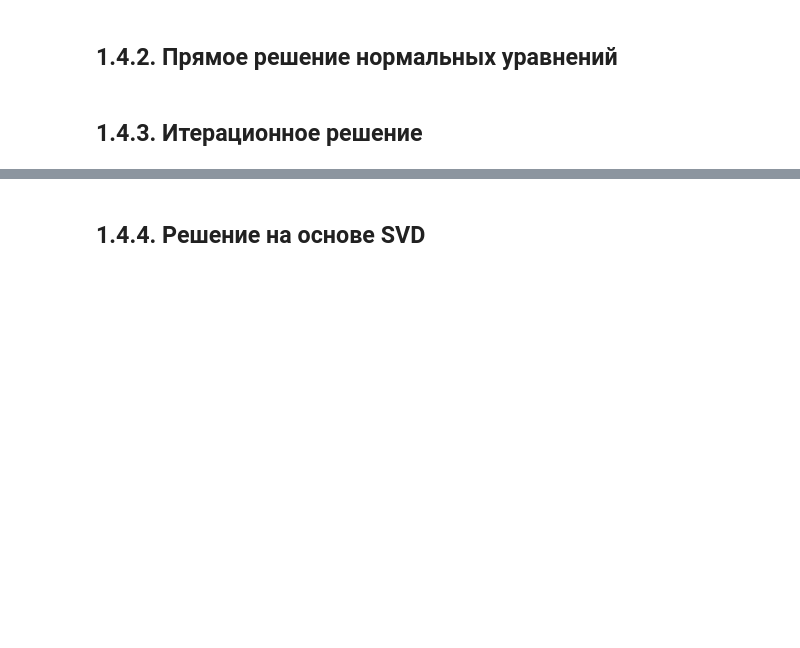
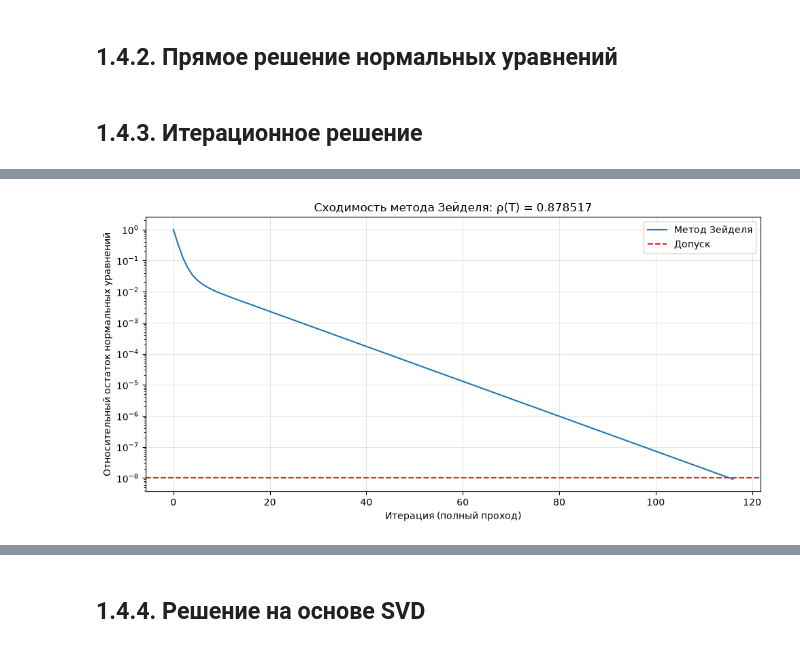
Before and after one commit to aibryanov/MOMO_labs, a Jupyter notebook: lab_1/lab_1.ipynb, the cells around one changed output, grey strips where cells are left out. Cells and saved outputs as stored; diff of their text form; code cells hidden in the pictures; blank space fills up the shorter version.

```diff
--- a/lab_1/lab_1.ipynb
+++ b/lab_1/lab_1.ipynb
@@ -362,0 +453,16 @@ print("Максимальное различие корреляций:", np.max(
+# %%
+beta_seidel, residuals_seidel, status_seidel = gauss_seidel(
+    A_seidel, b_seidel, beta0_seidel, tol_seidel, max_iter_seidel
+)
+n_iter_seidel = len(residuals_seidel) - 1
+history_seidel = pd.DataFrame({
+    "Итерация": np.arange(len(residuals_seidel)),
+    "Относительный остаток": residuals_seidel,
+})
+print(f"Причина остановки: {status_seidel}")
+print(f"Выполнено итераций: {n_iter_seidel}")
+print(f"Начальный остаток: {residuals_seidel[0]:.6e}")
+print(f"Конечный остаток: {residuals_seidel[-1]:.6e}")
+print(f"Прогноз подтверждён: {rho_seidel < 1 and residuals_seidel[-1] <= tol_seidel}")
+selected_steps = sorted({k for k in [0, 1, 2, 5, 10, n_iter_seidel // 2, n_iter_seidel] if k <= n_iter_seidel})
+display(history_seidel.iloc[selected_steps])
@@ -362,0 +483,13 @@ print("Максимальное различие корреляций:", np.max(
+# %%
+fig, ax = plt.subplots(figsize=(10, 5))
+ax.semilogy(history_seidel["Итерация"], history_seidel["Относительный остаток"],
+            label="Метод Зейделя")
+ax.axhline(tol_seidel, color="tab:red", linestyle="--", label="Допуск")
+ax.set(xlabel="Итерация (полный проход)", ylabel="Относительный остаток нормальных уравнений",
+       title=f"Сходимость метода Зейделя: ρ(T) = {rho_seidel:.6f}")
+ax.grid(alpha=0.3)
+ax.legend()
+fig.tight_layout()
+plt.show()
+# %% [output]
+[figure, added]
```
Also changed, not shown: parts of 7 cells of this notebook.
